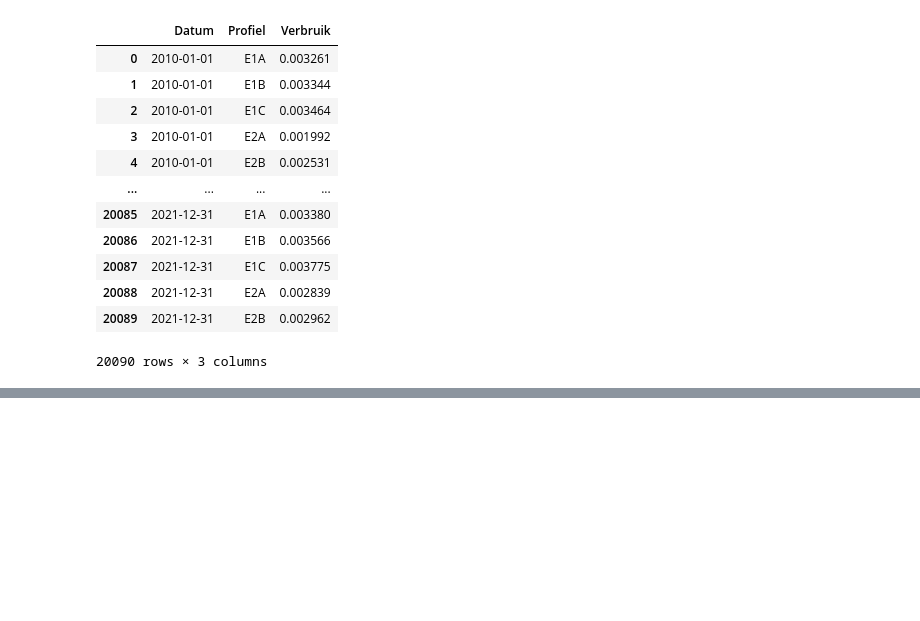
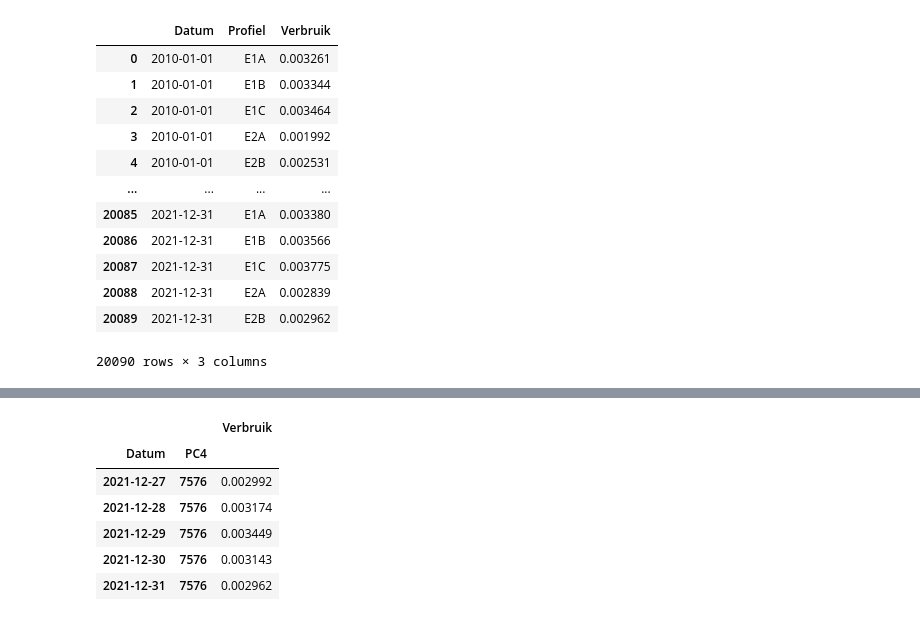
Before and after one commit to processminery/jads_enexis, a Jupyter notebook: notebooks/Kleinverbruik x NEDU.ipynb, the cells around one changed output, grey strips where cells are left out. Drawn from its saved outputs; the diff is of its cells as text; code cells hidden in the pictures; blank space fills up the shorter version.

```diff
--- a/notebooks/Kleinverbruik x NEDU.ipynb
+++ b/notebooks/Kleinverbruik x NEDU.ipynb
@@ -255,0 +276,10 @@ KeyboardInterrupt:
+# %%
+df_end_frame.tail()
+# %% [output]
+|  |  | Verbruik |
+| Datum | PC4 |  |
+| 2021-12-27 | 7576 | 0.002992 |
+| 2021-12-28 | 7576 | 0.003174 |
+| 2021-12-29 | 7576 | 0.003449 |
+| 2021-12-30 | 7576 | 0.003143 |
+| 2021-12-31 | 7576 | 0.002962 |
```
Also changed, not shown: parts of 3 cells of this notebook, 1 other file.
